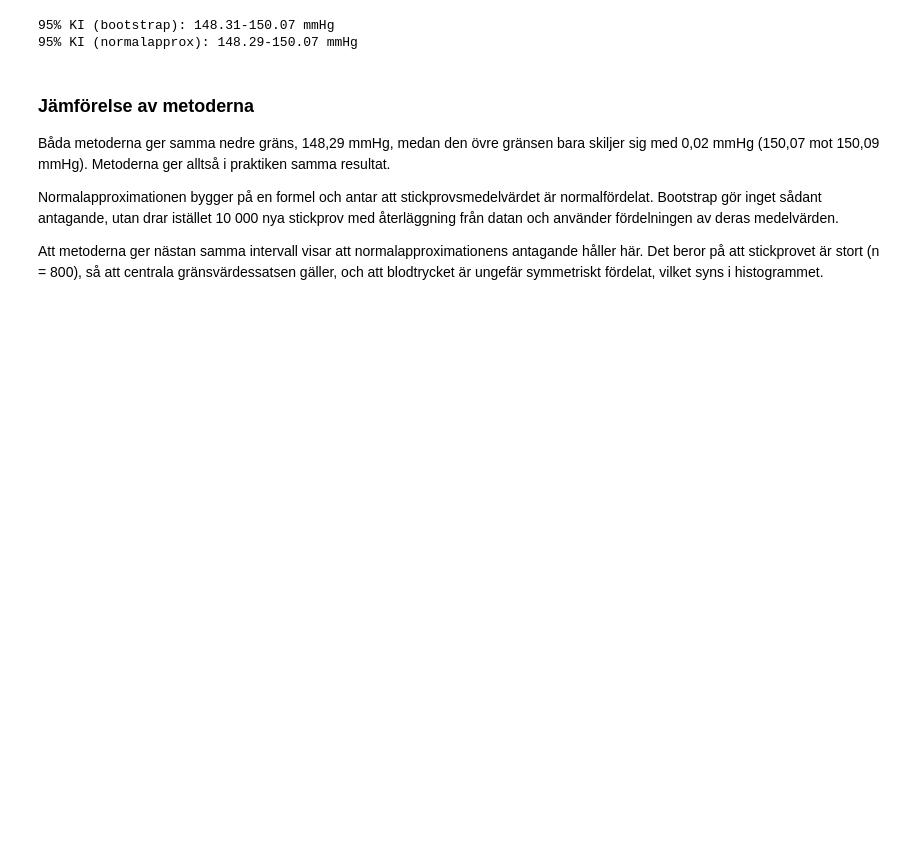
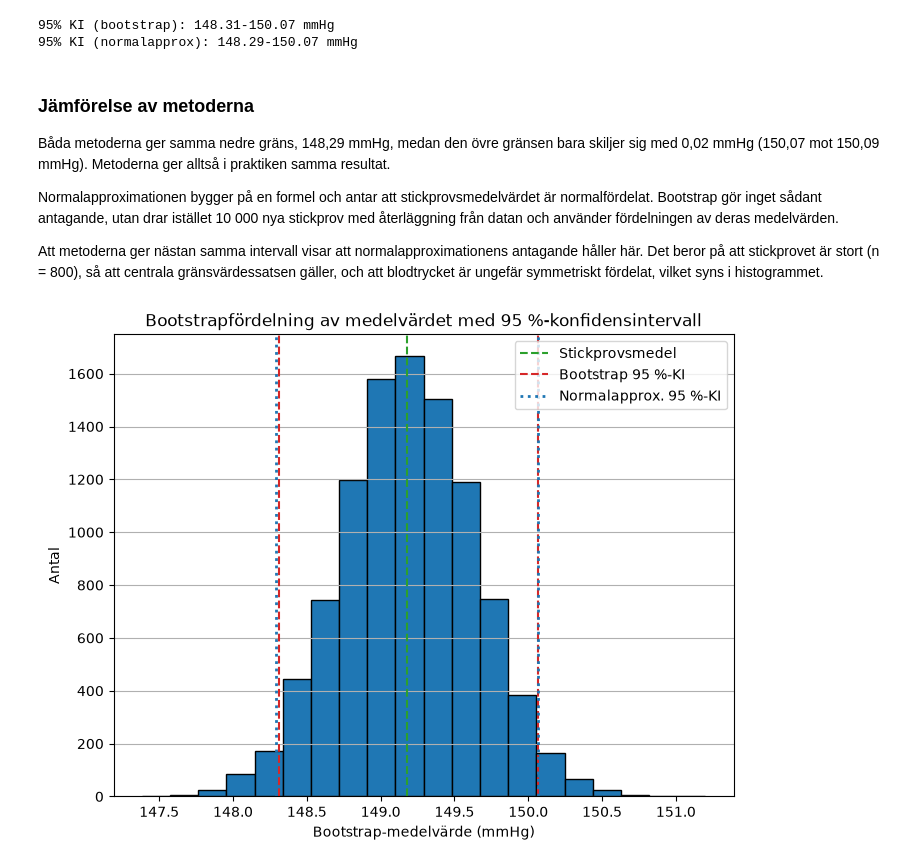
Before and after one commit to roshima-fernando/halsostudie---examuppgift, a Jupyter notebook: health_study.ipynb, the cells around one changed output. Saved outputs shown, nothing was run; the diff lists cells and outputs as text; code cells hidden in the pictures; blank space fills up the shorter version.

Commit message:
Lägg beräkning av konfidensintervall med grafen

```diff
--- a/health_study.ipynb
+++ b/health_study.ipynb
@@ -238,3 +238,21 @@ Båda metoderna ger samma nedre gräns, 148,29 mmHg, medan den övre gränsen ba
 Normalapproximationen bygger på en formel och antar att stickprovsmedelvärdet är normalfördelat. Bootstrap gör inget sådant antagande, utan drar istället 10 000 nya stickprov med återläggning från datan och använder fördelningen av deras medelvärden.
 
 Att metoderna ger nästan samma intervall visar att normalapproximationens antagande håller här. Det beror på att stickprovet är stort (n = 800), så att centrala gränsvärdessatsen gäller, och att blodtrycket är ungefär symmetriskt fördelat, vilket syns i histogrammet.
+# %%
+fig, ax = plt.subplots(figsize = (8,6))
+
+ax.hist(boot_means, bins = 20, edgecolor = "black")
+ax.axvline(bmean, color = "tab:green", linestyle = "--", label = "Stickprovsmedel")
+ax.axvline(blo, color="tab:red", linestyle="--", label="Bootstrap 95 %-KI")
+ax.axvline(bhi, color="tab:red", linestyle="--")
+ax.axvline(lo, color="tab:blue", linestyle=":", linewidth=2, label="Normalapprox. 95 %-KI")
+ax.axvline(hi, color="tab:blue", linestyle=":", linewidth=2)
+ax.set_title("Bootstrapfördelning av medelvärdet med 95 %-konfidensintervall")
+ax.set_xlabel("Bootstrap-medelvärde (mmHg)")
+ax.set_ylabel("Antal")
+ax.grid(True, axis="y")
+ax.legend()
+
+plt.show()
+# %% [output]
+[figure, added]
```
Also changed, not shown: parts of 1 cell of this notebook.
